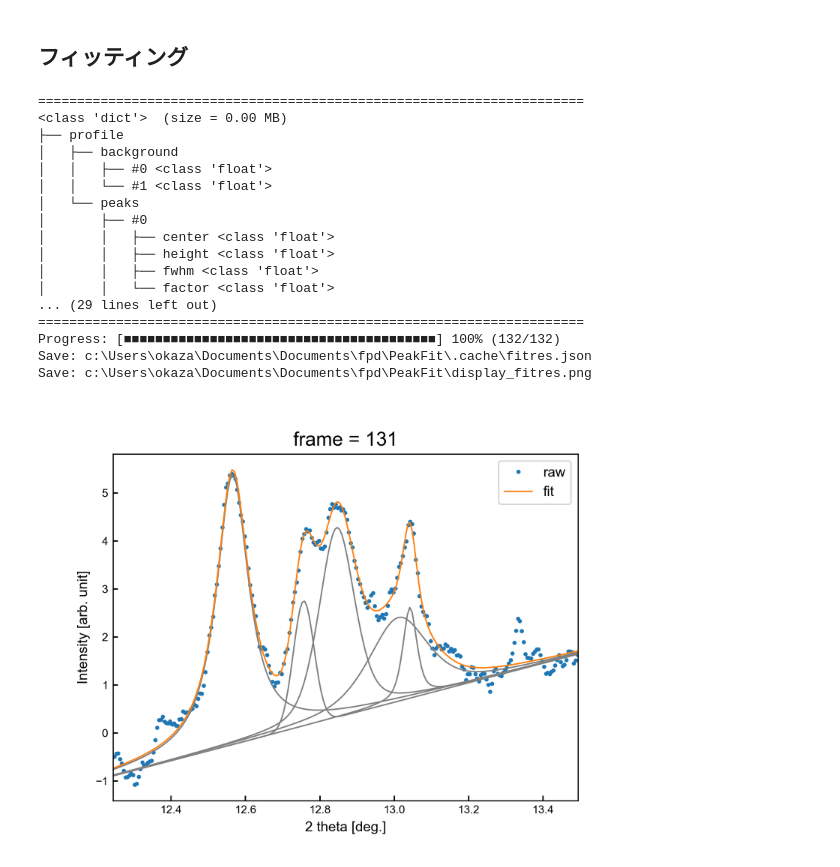
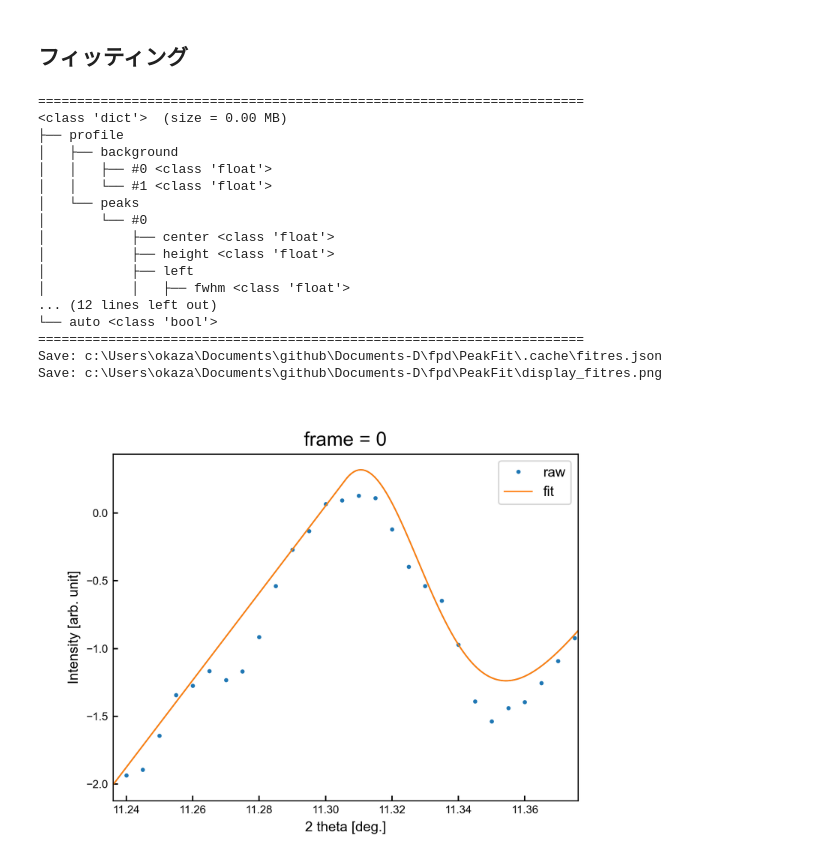
Before and after one commit to KOJIRO161/Documents-D, a Jupyter notebook: fpd/PeakFit/peakfit.ipynb, the cells around one changed output. Cells and saved outputs as stored; diff of their text form; code cells hidden in the pictures.

```diff
--- a/fpd/PeakFit/peakfit.ipynb
+++ b/fpd/PeakFit/peakfit.ipynb
@@ -96,11 +50,8 @@ def bead(signal, lam=1e6, d=2, ratio=0.01, max_iter=50):
 ## ファイル読み込み
 # %%
 # 切り開きを行ったhdfファイルあるいはcsvファイル
-hdf_1d = r"D:\DATA\SPring-8-2026-July\Okazaki\Analysis\UODE54\32\UODE54_0032_integrate1d.hdf"
-# hdf_1d = r"D:\DATA\SPring-8-2026-July\Okazaki\Analysis\UODE54\18\Retracted_XRD\UODE56_0018_0-16.csv"
-# hdf_1d = r"D:\DATA\SPring-8-2026-July\Okazaki\Analysis\UODE54\18\Retracted_XRD\UODE56_0018_59-63.csv"
-# hdf_1d = r"D:\DATA\SPring-8-2026-July\Okazaki\Analysis\UODE54\18\Retracted_XRD\UODE56_0018_71-80.csv"
-# hdf_1d = r"D:\DATA\SPring-8-2026-July\Okazaki\Analysis\UODE54\18\Retracted_XRD\UODE56_0018_95-101.csv"
+# path_1dprofile = r"D:\IronCarbideOxide\UODE57_0011.hdf"
+path_1dprofile = r"D:\IronCarbideOxide\UODE57_0014_00.csv"
 # %%
 # ファイルを読み込んで、plotlyで出力する
 def get_data(raw: str,
@@ -112,29 +63,25 @@ def get_data(raw: str,
     if os.path.splitext(raw)[1] == ".hdf":
         with h5py.File(raw, mode = "r") as f:
             tth = np.array(f["rad"][()]) # type: ignore
-            for i in range(len(list(f["integrated"].keys()))): # type: ignore
+            for i in tqdm(range(len(list(f["integrated"].keys())))): # type: ignore
                 intensity = f["integrated/frame = {}".format(i)][()] # type: ignore
-                baseline = bead(
+                baseline = arPLS(
                     signal = intensity,
-                    lam = 1e8,
-                    d = 2,
-                    ratio = 0.01,
+                    two_theta=tth
                 )
                 ity.append(intensity)
                 bg.append(baseline)
     elif os.path.splitext(raw)[1] == ".csv":
         df = pd.read_csv(
-            r"D:\DATA\SPring-8-2026-July\Okazaki\Analysis\UODE54\18\UODE56_0018_96-101.csv",
+            raw,
             header = None,
             index_col = None
         )
         tth = np.array(df[0])
         intensity = np.array(df[1])
-        baseline = bead(
+        baseline = arPLS(
             signal = intensity,
-            lam = 1e8,
-            d = 2,
-            ratio = 0.01,
+            two_theta=tth
         )
         ity.append(intensity)
         bg.append(baseline)
@@ -312,14 +259,13 @@ def get_data(raw: str,
         fig.show()
 
     return (tth, ity, bg)
-tth, ity, bg = get_data(hdf_1d)
+tth, ity, bg = get_data(path_1dprofile)
 del get_data
 # %% [markdown]
 ## フィッティング
 # %%
 # パラメーターを格納したjsonファイルを指定します。
-params = r"C:\Users\okaza\Documents\Documents\fpd\PeakFit\fit_param.json"
-params = r"C:\Users\okaza\Documents\Documents\fpd\PeakFit\fit_param - コピー (2) - コピー - コピー.json"
+params = r"C:\Users\okaza\Box\DataStrorage\SPring8-2026-10\XRD_fitting\fit_param_UODE57_0014_00 - コピー.json"
 # %%
 def fit_step(
         tth: np.ndarray,
@@ -569,45 +515,47 @@ def fit_step(
         ax.set_title(title, fontsize = 14)
         ax.legend(fontsize = 10)
         ax.set_xlim(fit_range)
+        ax.set_ylim(ax.get_ylim())
+        # ax.set_ylim(-10, 30)
         ax.set_xlabel("2 theta [deg.]", fontsize = 10)
         ax.set_ylabel("Intensity [arb. unit]", fontsize = 10)
         pngfile = os.path.join(os.path.dirname(cachedir), "display_fitres.png")
         plt.savefig(pngfile, dpi = 300)
         plt.close()
         return pngfile
     pngfilename = display_fitres(
         fit_range = fit_range,
         tth = tth[fit_mask],
         d = d[fit_mask],
         param_dict = param["profile"],
         function = param["func"],
         title = "frame = {}".format(param["frame"]),
     )
     print("Save: " + pngfilename)
     display(Image(filename = pngfilename, width = 600))
 
     return
 fit_step(tth = tth,
          ity = ity - bg,
          param_json = params,
-         hdf = hdf_1d)
+         hdf = path_1dprofile)
 del fit_step
 # %% [output]
 ======================================================================
 <class 'dict'>  (size = 0.00 MB)
 ├── profile
 │   ├── background
 │   │   ├── #0 <class 'float'>
 │   │   └── #1 <class 'float'>
 │   └── peaks
-│       ├── #0
-│       │   ├── center <class 'float'>
-│       │   ├── height <class 'float'>
-│       │   ├── fwhm <class 'float'>
-│       │   └── factor <class 'float'>
-... (29 lines left out)
+│       └── #0
+│           ├── center <class 'float'>
+│           ├── height <class 'float'>
+│           ├── left
+│           │   ├── fwhm <class 'float'>
+... (12 lines left out)
+└── auto <class 'bool'>
 ======================================================================
-Progress: [■■■■■■■■■■■■■■■■■■■■■■■■■■■■■■■■■■■■■■■■] 100% (132/132)
-Save: c:\Users\okaza\Documents\Documents\fpd\PeakFit\.cache\fitres.json
-Save: c:\Users\okaza\Documents\Documents\fpd\PeakFit\display_fitres.png
+Save: c:\Users\okaza\Documents\github\Documents-D\fpd\PeakFit\.cache\fitres.json
+Save: c:\Users\okaza\Documents\github\Documents-D\fpd\PeakFit\display_fitres.png
-[figure, old version]
+[figure, new version]
```
Also changed, not shown: parts of 2 cells of this notebook, 5 other files.
